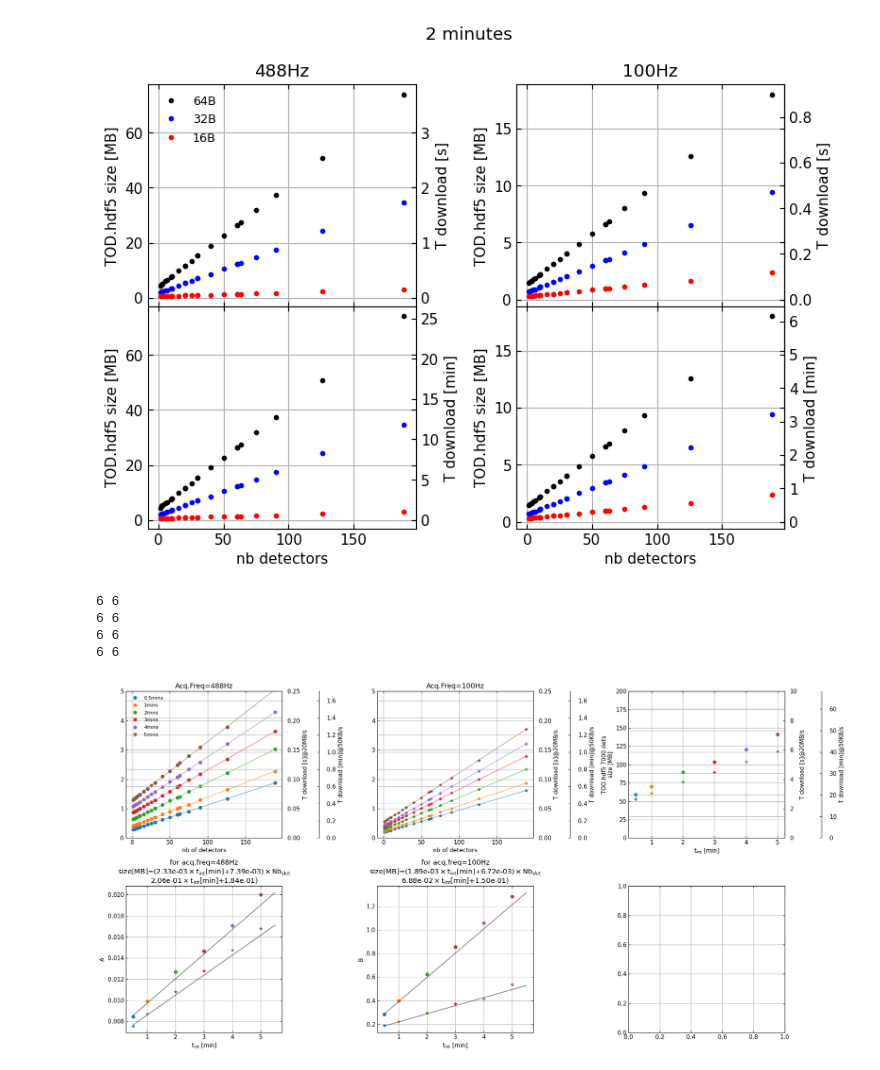
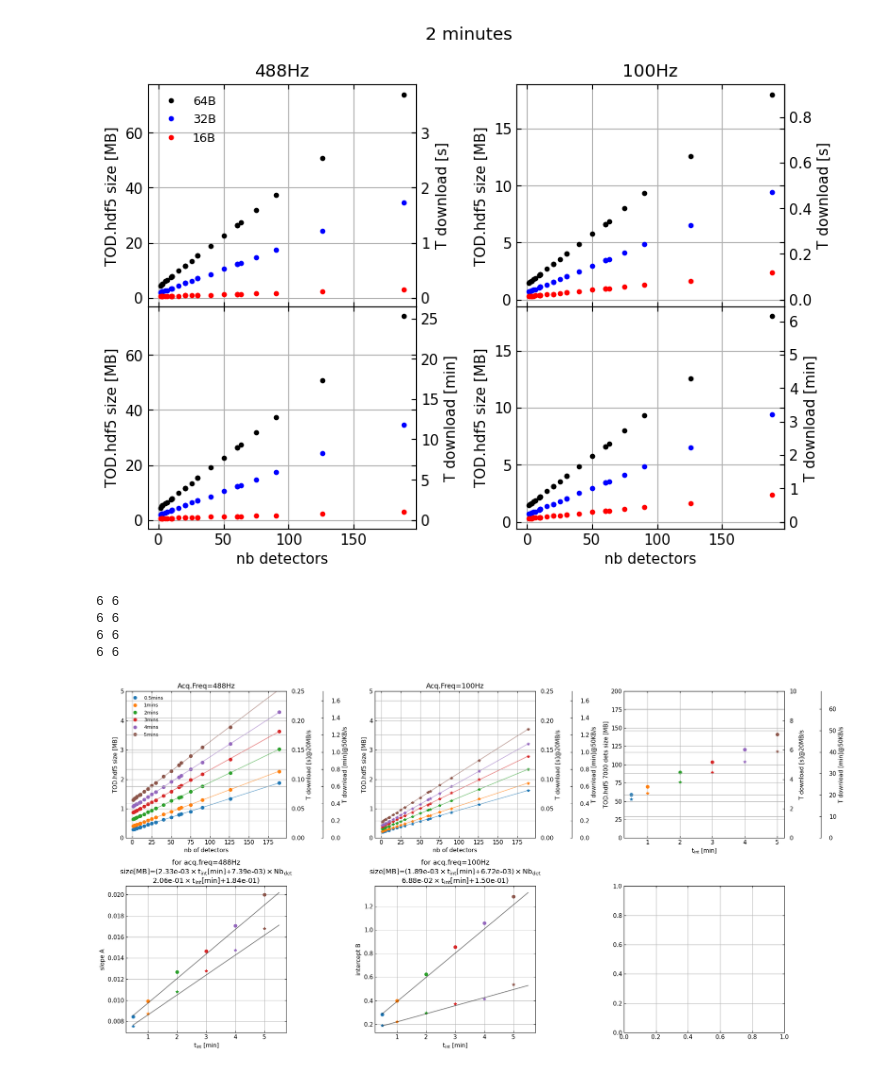
Before and after one commit to tim-balloon/TIM_analysis, a Jupyter notebook: namap/profiling.ipynb, the cells around one changed output. Drawn from its saved outputs; the diff is of its cells as text; code cells hidden in the pictures.

```diff
--- a/namap/profiling.ipynb
+++ b/namap/profiling.ipynb
@@ -128,0 +165,33 @@ fig.subplots_adjust(hspace=0)
+# %%
+fig, (axm, axt) = plt.subplots(2,figsize=(5,5), sharex=True,gridspec_kw={'height_ratios': [2,  1]})
+key = 'profiling fcts'
+fcts_list = ('loaddata','despiking','zoom_sync', 'zoom_sync_v2', 'zoom_sync_v3','zoom_sync_v4','polynome_fft_filter','correct_coords','map_making')
+fcts_list_name = ('load data','despiking','downsampling', 'downsizing', 'signal.resample','sigmal.resample_poly','polynome+filter','correct. coords','map making')
+
+patchs = []
+for ip, (precision, color) in enumerate(zip(('float64', 'float32'),('k','b','r'))):
+    patch = mpatches.Patch(color=color, label= precision); patchs.append(patch);
+
+    for fi, (fct, m) in enumerate(zip(fcts_list,('o', 's', '^', 'D', 'v', 'x', 'p', 'H','*'))):
+
+        #if(color=='b'): patch = mlines.Line2D([], [], color='k', linestyle='None',marker=m,  label=fct); patchs.append(patch)
+        axm.plot((fi+1+0.1*ip), perfs[key][precision][fct]['peak memory [MB]'], color=f'{color}', marker = m)
+        axt.plot((fi+1+0.1*ip), perfs[key][precision][fct]['time [s]'], color=f'{color}', marker = m)
+
+def f_to_z(x): return x/49152*100
+secax = axm.secondary_yaxis("right", functions=(f_to_z,f_to_z))
+secax.set_ylabel(f'% RAM')
+
+ymin, ymax = axm.get_ylim()
+axm.legend(handles=patchs)
+#axm.set_yticks(np.arange(int(0), int(ymax)+10, 150))
+axm.set_ylabel('Peak memory [MB]')
+axt.set_ylabel('Execution\ntime [s]')
+axm.set_title("488Hz, 3min, 40'', 4032detectors")
+
+axt.set_xticks(range(1, len(fcts_list)+1))
+axt.set_xticklabels(fcts_list_name, rotation=45, ha='right')
+
+
+fig.tight_layout()
+fig.subplots_adjust(hspace=0)
@@ -189,17 +260,18 @@ for fi, (f, m) in enumerate(zip(('488','100', ''), ('o', '*', ''))):
         axs[0,fi].set_xlabel('nb of detectors')
         axs[0,2].plot(t, y_7000,m,c=c, )
         axs[0,2].set_xlabel('$\\rm t_{int}$ [min]')
-        axs[0,2].set_ylabel('TOD.hdf5 7000 dets\nsize [MB]')
-
+        axs[0,2].set_ylabel('TOD.hdf5 7000 dets size [MB]')
+        axs[0,0].set_ylabel('TOD.hdf5 size [MB]')
+        axs[0,1].set_ylabel('TOD.hdf5 size [MB]')
 
         axs[1,0].plot(t, a,m,c=c, )
         axs[1,0].set_xlabel('$\\rm t_{int}$ [min]')
-        axs[1,0].set_ylabel('A')
+        axs[1,0].set_ylabel('slope A')
         a_list.append(a)
 
         axs[1,1].plot(t, b,m,c=c, )
         axs[1,1].set_xlabel('$\\rm t_{int}$ [min]')
-        axs[1,1].set_ylabel('B')
+        axs[1,1].set_ylabel('intercept B')
         b_list.append(b)
 
     axs[0,fi].set_ylim(0,5)
@@ -226,31 +298,31 @@ for fi, (f, m) in enumerate(zip(('488','100', ''), ('o', '*', ''))):
 
 
     if(fi>1): continue
     else:
         for List, axi in zip((a_list, b_list), (0,1)):
             if(fi>1): continue
 
             print(len((0.5,1,2.5,3,4,5.5)), len(a_list))
             coeffs = np.polyfit((0.5,1,2.5,3,4,5.5), np.asarray(List), 1)  # [slope, intercept]
             a, b = coeffs
             if(axi==0): a_coeffs = coeffs
             else: b_coeffs = coeffs
             x_fit = np.linspace(0.5, 5.5, 200)
             y_fit = np.polyval(coeffs, x_fit)
             axs[1,axi].plot(x_fit, y_fit, color='k', alpha=0.5)
 
         axs[1,fi].set_title(f'for acq.freq={f}Hz\nsize[MB]=({a_coeffs[0]:.2e}'+'$\\rm \\times t_{int}[min]$'+f'+{a_coeffs[1]:.2e})'+'$\\rm \\times Nb_{det}$\n'
                             +f'{b_coeffs[0]:.2e}'+'$\\rm \\times t_{int}[min]$'+f'+{b_coeffs[1]:.2e})')
 
 
 # Add legend to the first subplot
 axs[0,0].legend(loc='upper left')
 
 plt.tight_layout()
 plt.show()
 # %% [output]
 6 6
 6 6
 6 6
 6 6
-[figure, old version]
+[figure, new version]
```
Also changed, not shown: parts of 9 cells of this notebook, 7 other files.
